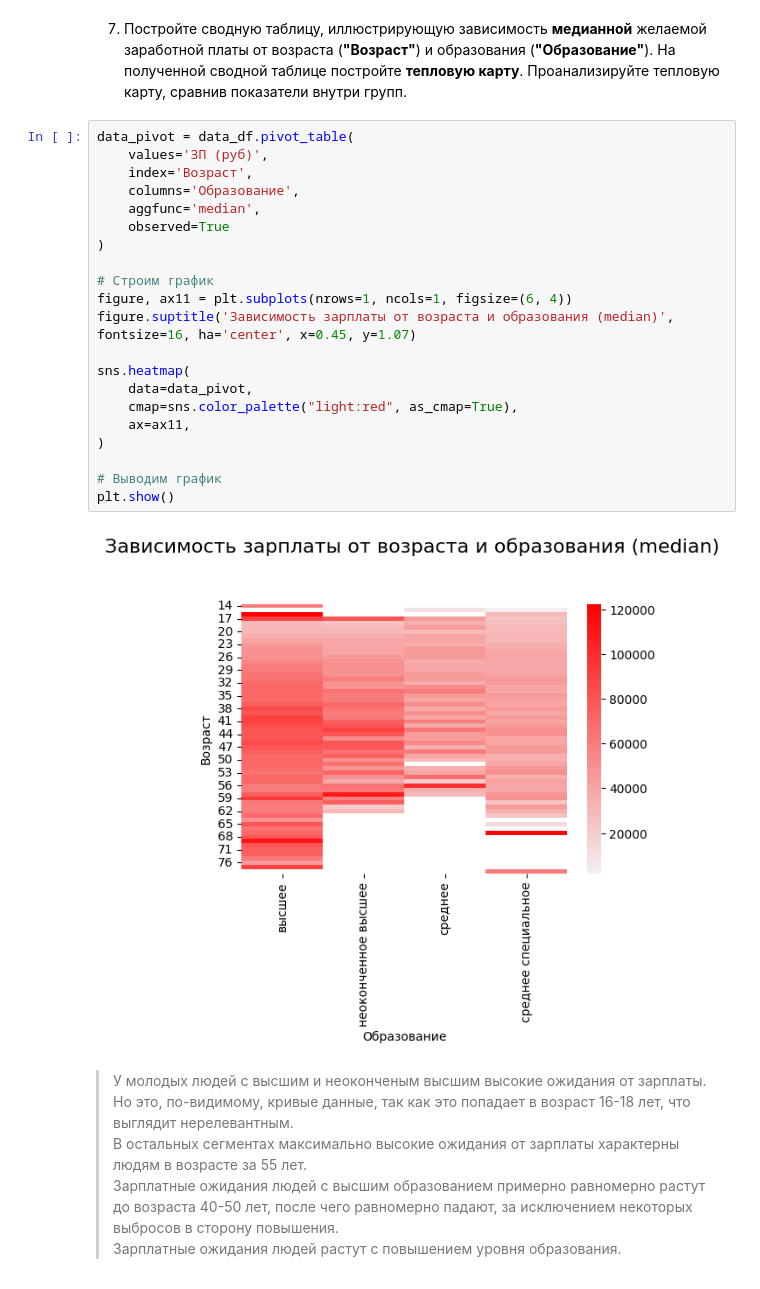
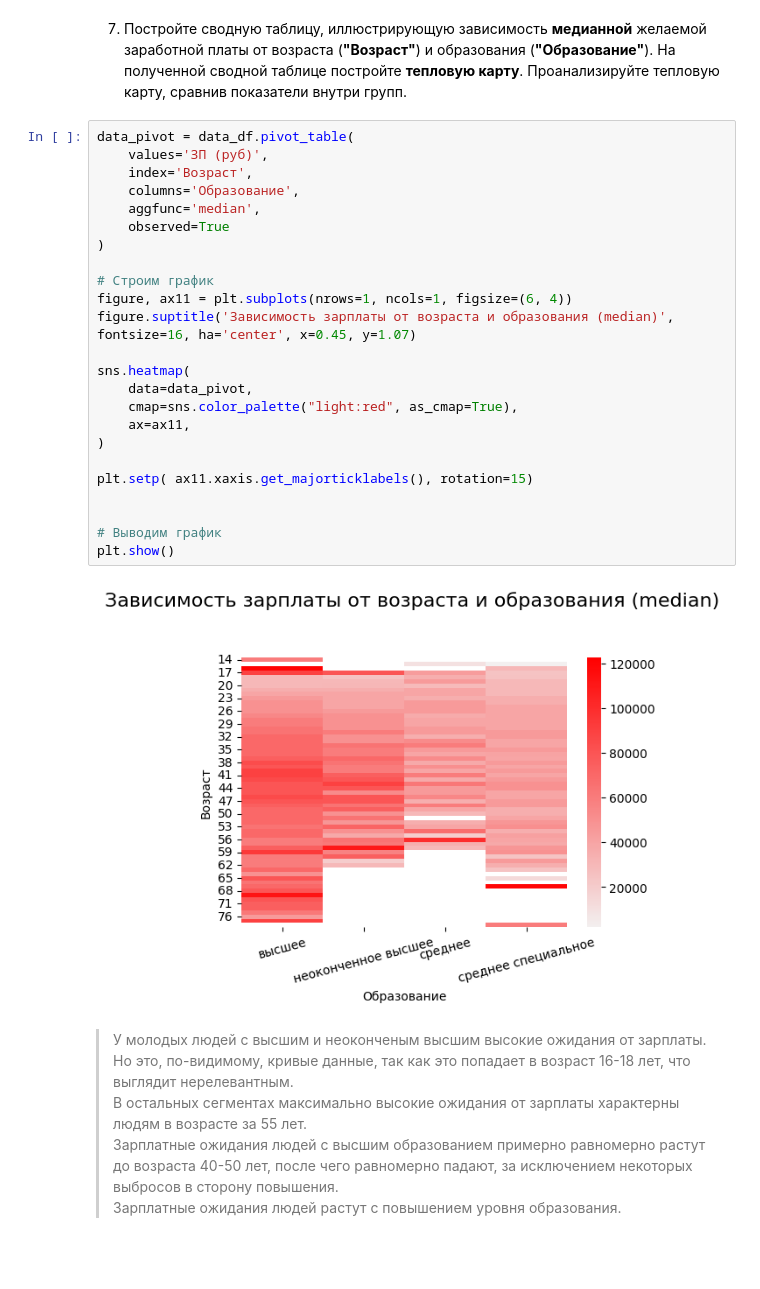
Before and after one commit to tcheredeev/skf_dsprmgu, a Jupyter notebook: Блок 1. Знакомство с данными. Python для анализа данных/PROJECT-1. Анализ резюме из HeadHunter/Задание 1. Проект 1 (PJ-01).ipynb, the cells around one changed output. Drawn from its saved outputs; the diff is of its cells as text; blank space fills up the shorter version.

```diff
--- a/Блок 1. Знакомство с данными. Python для анализа данных/PROJECT-1. Анализ резюме из HeadHunter/Задание 1. Проект 1 (PJ-01).ipynb
+++ b/Блок 1. Знакомство с данными. Python для анализа данных/PROJECT-1. Анализ резюме из HeadHunter/Задание 1. Проект 1 (PJ-01).ipynb
@@ -691,26 +698,29 @@ display(plot_data_grp)
 # %%
 data_pivot = data_df.pivot_table(
     values='ЗП (руб)',
     index='Возраст',
     columns='Образование',
     aggfunc='median',
     observed=True
 )
 
 # Строим график
 figure, ax11 = plt.subplots(nrows=1, ncols=1, figsize=(6, 4))
 figure.suptitle('Зависимость зарплаты от возраста и образования (median)', fontsize=16, ha='center', x=0.45, y=1.07)
 
 sns.heatmap(
     data=data_pivot,
     cmap=sns.color_palette("light:red", as_cmap=True),
     ax=ax11,
 )
 
+plt.setp( ax11.xaxis.get_majorticklabels(), rotation=15)
+
+
 # Выводим график
 plt.show()
 # %% [output]
-[figure, old version]
+[figure, new version]
 # %% [markdown]
 > У молодых людей с высшим и неоконченым высшим высокие ожидания от зарплаты. Но это, по-видимому, кривые данные, так как это попадает в возраст 16-18 лет, что выглядит нерелевантным.
 > В остальных сегментах максимально высокие ожидания от зарплаты характерны людям в возрасте за 55 лет.
```
Also changed, not shown: parts of 10 cells of this notebook, 5 other files.
